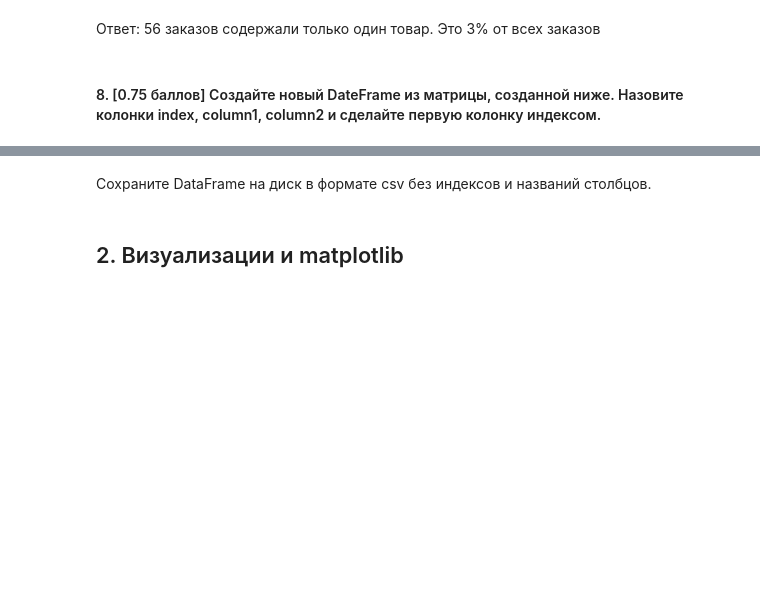
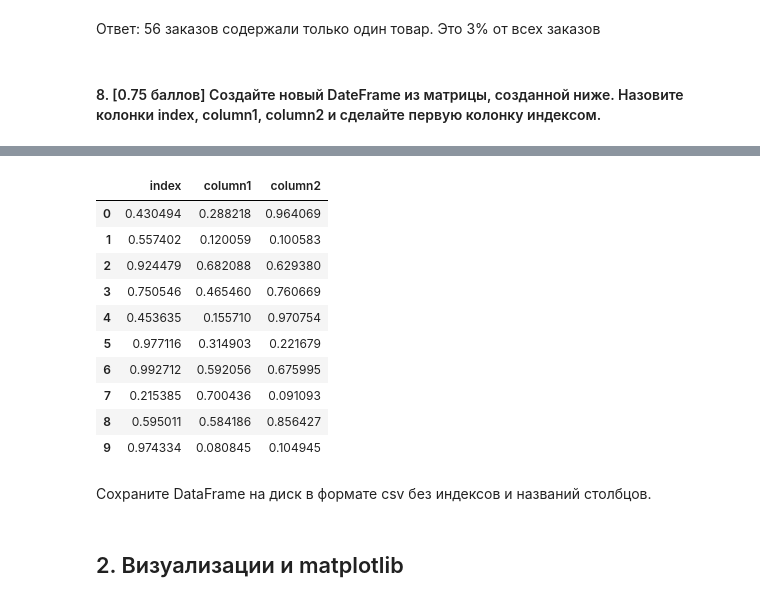
Before and after one commit to hse-mlearn/ha-01-mvdokuchaev, a Jupyter notebook: homework-practice-01.ipynb, the cells around one changed output, grey strips where cells are left out. Saved outputs shown, nothing was run; the diff lists cells and outputs as text; code cells hidden in the pictures; blank space fills up the shorter version.

```diff
--- a/homework-practice-01.ipynb
+++ b/homework-practice-01.ipynb
@@ -462,9 +462,7 @@ data3.groupby('quantity').count()
 # %% [markdown]
 #### 8. [0.75 баллов] Создайте новый DateFrame из матрицы, созданной ниже. Назовите колонки index, column1, column2 и сделайте первую колонку индексом.
 # %%
-data = np.random.rand(10, 3)
-hope = pd.Dataframe('index' : data[0],
-                   'column1': data[1],
-                   'column2': data[2])
-# your code
+data5 = np.random.rand(10, 3)
+hope = pd.DataFrame(data5, columns=('index', 'column1', 'column2'))
+hope
 # %% [output]
@@ -472,2 +469,13 @@ SyntaxError: invalid syntax (<ipython-input-55-1baa7e95cafd>, line 2)
+|  | index | column1 | column2 |
+| 0 | 0.430494 | 0.288218 | 0.964069 |
+| 1 | 0.557402 | 0.120059 | 0.100583 |
+| 2 | 0.924479 | 0.682088 | 0.629380 |
+| 3 | 0.750546 | 0.465460 | 0.760669 |
+| 4 | 0.453635 | 0.155710 | 0.970754 |
+| 5 | 0.977116 | 0.314903 | 0.221679 |
+| 6 | 0.992712 | 0.592056 | 0.675995 |
+| 7 | 0.215385 | 0.700436 | 0.091093 |
+| 8 | 0.595011 | 0.584186 | 0.856427 |
+| 9 | 0.974334 | 0.080845 | 0.104945 |
 # %% [markdown]
 Сохраните DataFrame на диск в формате csv без индексов и названий столбцов.
```
Also changed, not shown: parts of 3 cells of this notebook.
